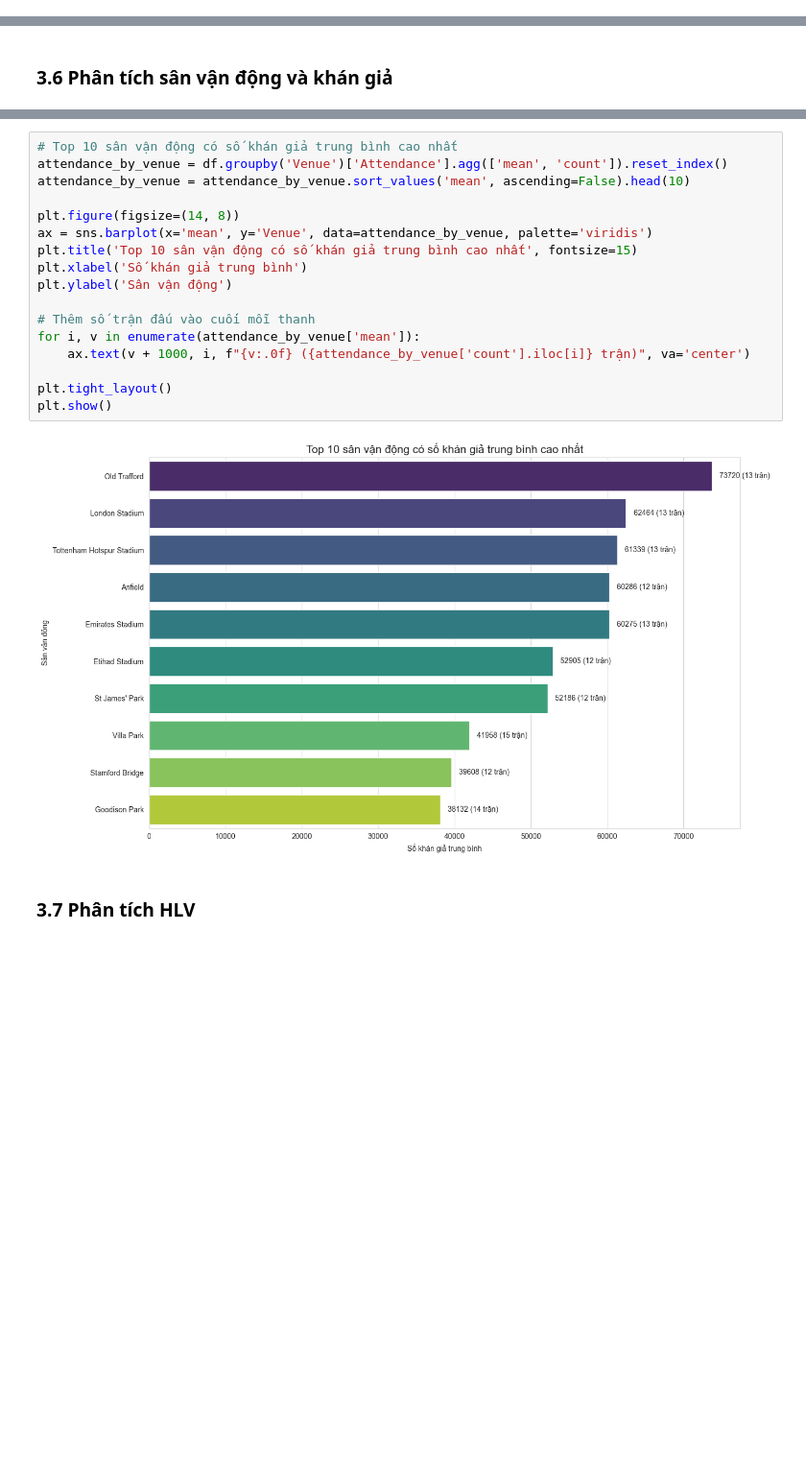
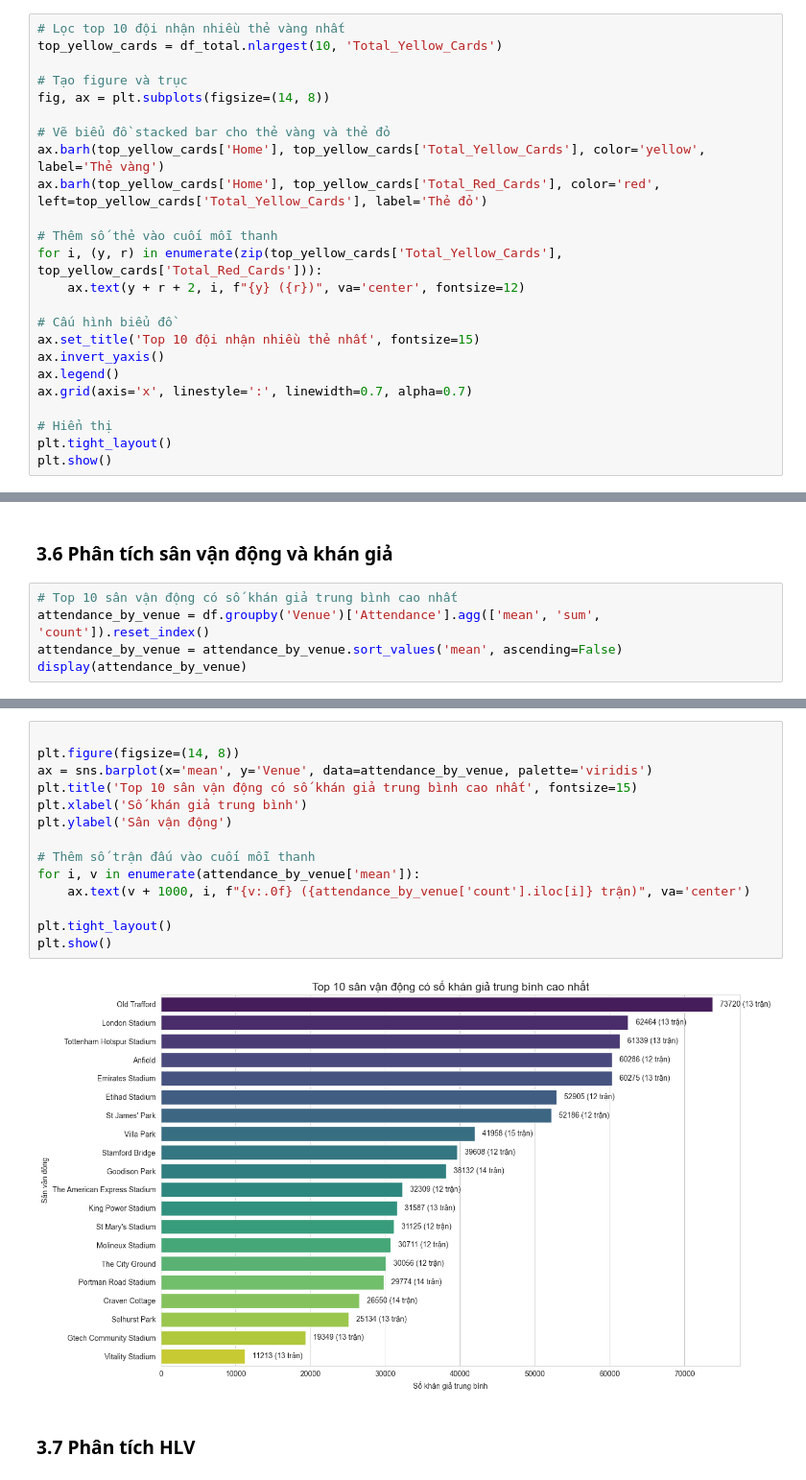
Before and after one commit to TuanMinhDo1203/Reddit_Sentiment_Analysis, a Jupyter notebook: code/visualization/match_info_visualization.ipynb, the cells around one changed output, grey strips where cells are left out. Shown at 96% size. Drawn from its saved outputs; the diff is of its cells as text; blank space fills up the shorter version.

Commit message:
visual chuẩn

```diff
--- a/code/visualization/match_info_visualization.ipynb
+++ b/code/visualization/match_info_visualization.ipynb
@@ -519,0 +657,24 @@ plt.show()
+# %%
+# Lọc top 10 đội nhận nhiều thẻ vàng nhất
+top_yellow_cards = df_total.nlargest(10, 'Total_Yellow_Cards')
+
+# Tạo figure và trục
+fig, ax = plt.subplots(figsize=(14, 8))
+
+# Vẽ biểu đồ stacked bar cho thẻ vàng và thẻ đỏ
+ax.barh(top_yellow_cards['Home'], top_yellow_cards['Total_Yellow_Cards'], color='yellow', label='Thẻ vàng')
+ax.barh(top_yellow_cards['Home'], top_yellow_cards['Total_Red_Cards'], color='red', left=top_yellow_cards['Total_Yellow_Cards'], label='Thẻ đỏ')
+
+# Thêm số thẻ vào cuối mỗi thanh
+for i, (y, r) in enumerate(zip(top_yellow_cards['Total_Yellow_Cards'], top_yellow_cards['Total_Red_Cards'])):
+    ax.text(y + r + 2, i, f"{y} ({r})", va='center', fontsize=12)
+
+# Cấu hình biểu đồ
+ax.set_title('Top 10 đội nhận nhiều thẻ nhất', fontsize=15)
+ax.invert_yaxis()
+ax.legend()
+ax.grid(axis='x', linestyle=':', linewidth=0.7, alpha=0.7)
+
+# Hiển thị
+plt.tight_layout()
+plt.show()
@@ -520,2 +683,7 @@ plt.show()
 # %% [markdown]
 ### 3.6 Phân tích sân vận động và khán giả
+# %%
+# Top 10 sân vận động có số khán giả trung bình cao nhất
+attendance_by_venue = df.groupby('Venue')['Attendance'].agg(['mean', 'sum', 'count']).reset_index()
+attendance_by_venue = attendance_by_venue.sort_values('mean', ascending=False)
+display(attendance_by_venue)
@@ -522,22 +708,19 @@ plt.show()
 # %%
-# Top 10 sân vận động có số khán giả trung bình cao nhất
-attendance_by_venue = df.groupby('Venue')['Attendance'].agg(['mean', 'count']).reset_index()
-attendance_by_venue = attendance_by_venue.sort_values('mean', ascending=False).head(10)
 
 plt.figure(figsize=(14, 8))
 ax = sns.barplot(x='mean', y='Venue', data=attendance_by_venue, palette='viridis')
 plt.title('Top 10 sân vận động có số khán giả trung bình cao nhất', fontsize=15)
 plt.xlabel('Số khán giả trung bình')
 plt.ylabel('Sân vận động')
 
 # Thêm số trận đấu vào cuối mỗi thanh
 for i, v in enumerate(attendance_by_venue['mean']):
     ax.text(v + 1000, i, f"{v:.0f} ({attendance_by_venue['count'].iloc[i]} trận)", va='center')
 
 plt.tight_layout()
 plt.show()
 # %% [output]
-[figure, old version]
+[figure, new version]
 # %% [markdown]
 
 ### 3.7 Phân tích HLV
```
Also changed, not shown: parts of 47 cells of this notebook.
